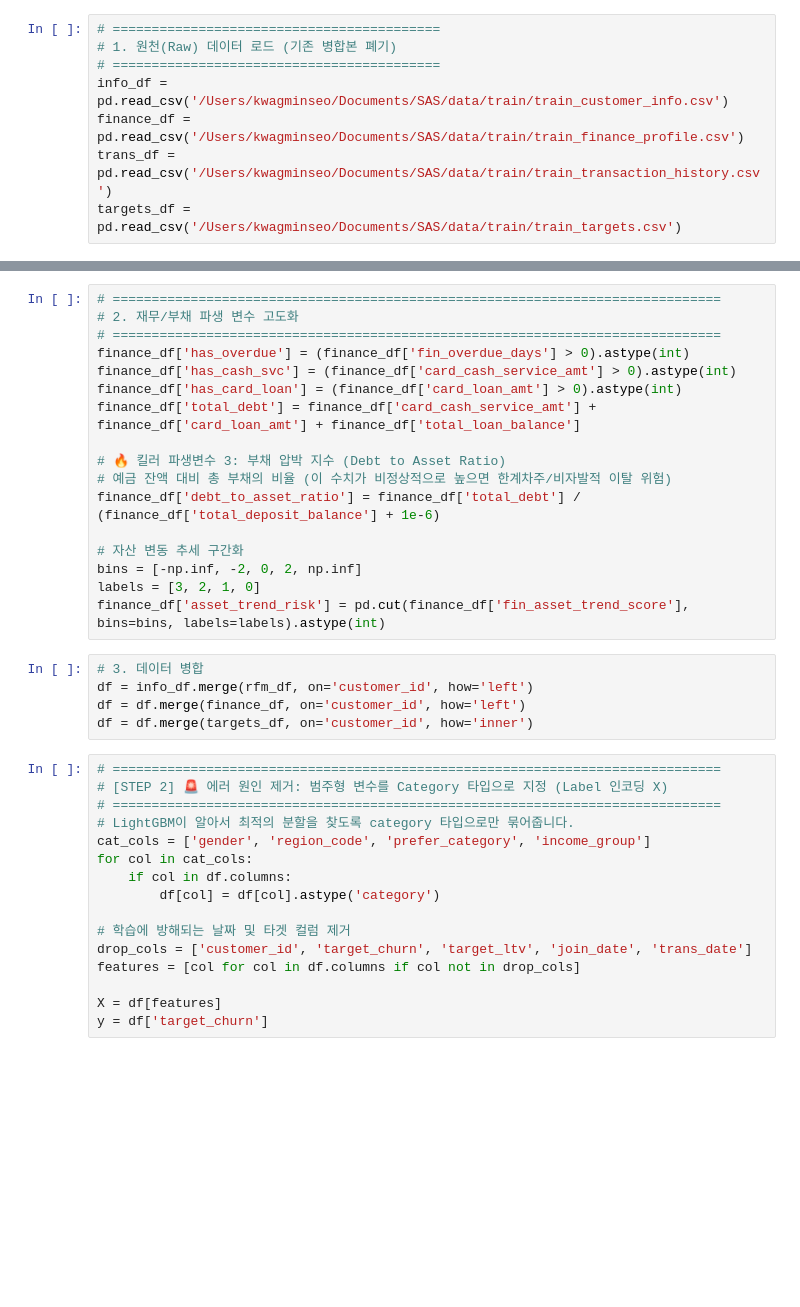
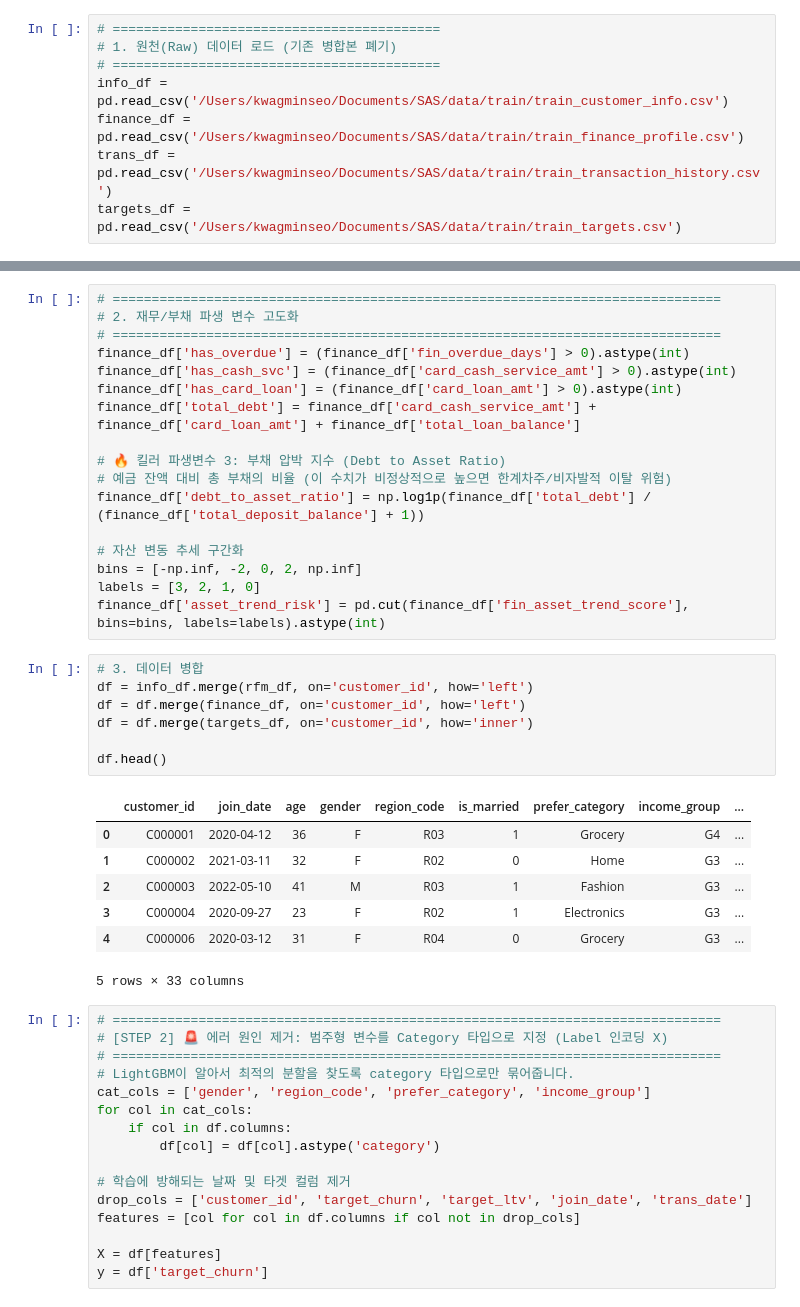
Before and after one commit to rhkralstj/SASKOREA, a Jupyter notebook: code/churn2.ipynb, the cells around one changed output, grey strips where cells are left out. Drawn from its saved outputs; the diff is of its cells as text; blank space fills up the shorter version.

```diff
--- a/code/churn2.ipynb
+++ b/code/churn2.ipynb
@@ -60,7 +73,7 @@ finance_df['total_debt'] = finance_df['card_cash_service_amt'] + finance_df['car
 
 # 🔥 킬러 파생변수 3: 부채 압박 지수 (Debt to Asset Ratio)
 # 예금 잔액 대비 총 부채의 비율 (이 수치가 비정상적으로 높으면 한계차주/비자발적 이탈 위험)
-finance_df['debt_to_asset_ratio'] = finance_df['total_debt'] / (finance_df['total_deposit_balance'] + 1e-6)
+finance_df['debt_to_asset_ratio'] = np.log1p(finance_df['total_debt'] / (finance_df['total_deposit_balance'] + 1))
 
 # 자산 변동 추세 구간화
 bins = [-np.inf, -2, 0, 2, np.inf]
@@ -69,8 +82,18 @@ finance_df['asset_trend_risk'] = pd.cut(finance_df['fin_asset_trend_score'], bin
 # %%
 # 3. 데이터 병합
 df = info_df.merge(rfm_df, on='customer_id', how='left')
 df = df.merge(finance_df, on='customer_id', how='left')
 df = df.merge(targets_df, on='customer_id', how='inner')
+
+df.head()
+# %% [output]
+|  | customer_id | join_date | age | gender | region_code | is_married | prefer_category | income_group | ... |
+| 0 | C000001 | 2020-04-12 | 36 | F | R03 | 1 | Grocery | G4 | ... |
+| 1 | C000002 | 2021-03-11 | 32 | F | R02 | 0 | Home | G3 | ... |
+| 2 | C000003 | 2022-05-10 | 41 | M | R03 | 1 | Fashion | G3 | ... |
+| 3 | C000004 | 2020-09-27 | 23 | F | R02 | 1 | Electronics | G3 | ... |
+| 4 | C000006 | 2020-03-12 | 31 | F | R04 | 0 | Grocery | G3 | ... |
+5 rows × 33 columns
 # %%
 # ==============================================================================
 # [STEP 2] 🚨 에러 원인 제거: 범주형 변수를 Category 타입으로 지정 (Label 인코딩 X)
```
Also changed, not shown: parts of 5 cells of this notebook.
